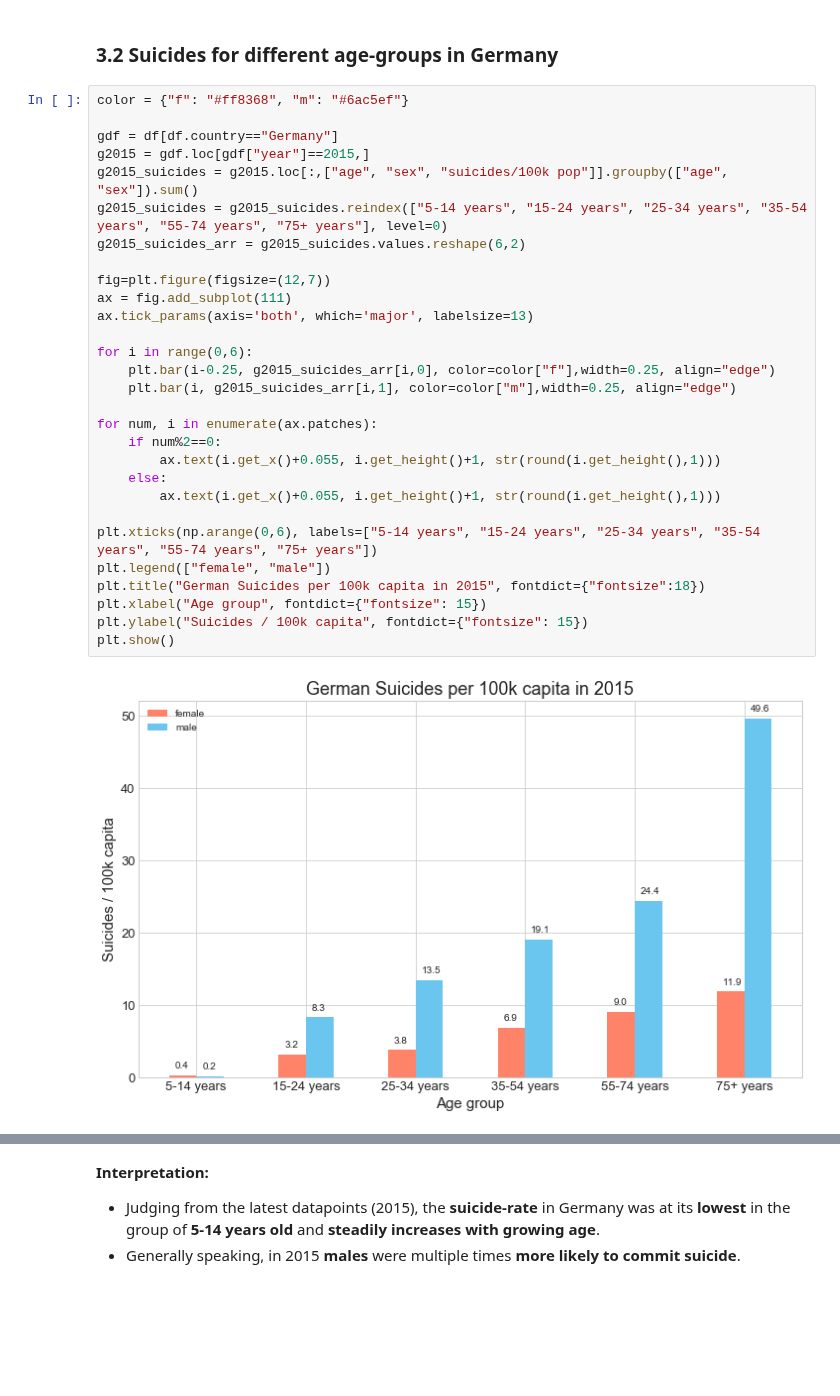
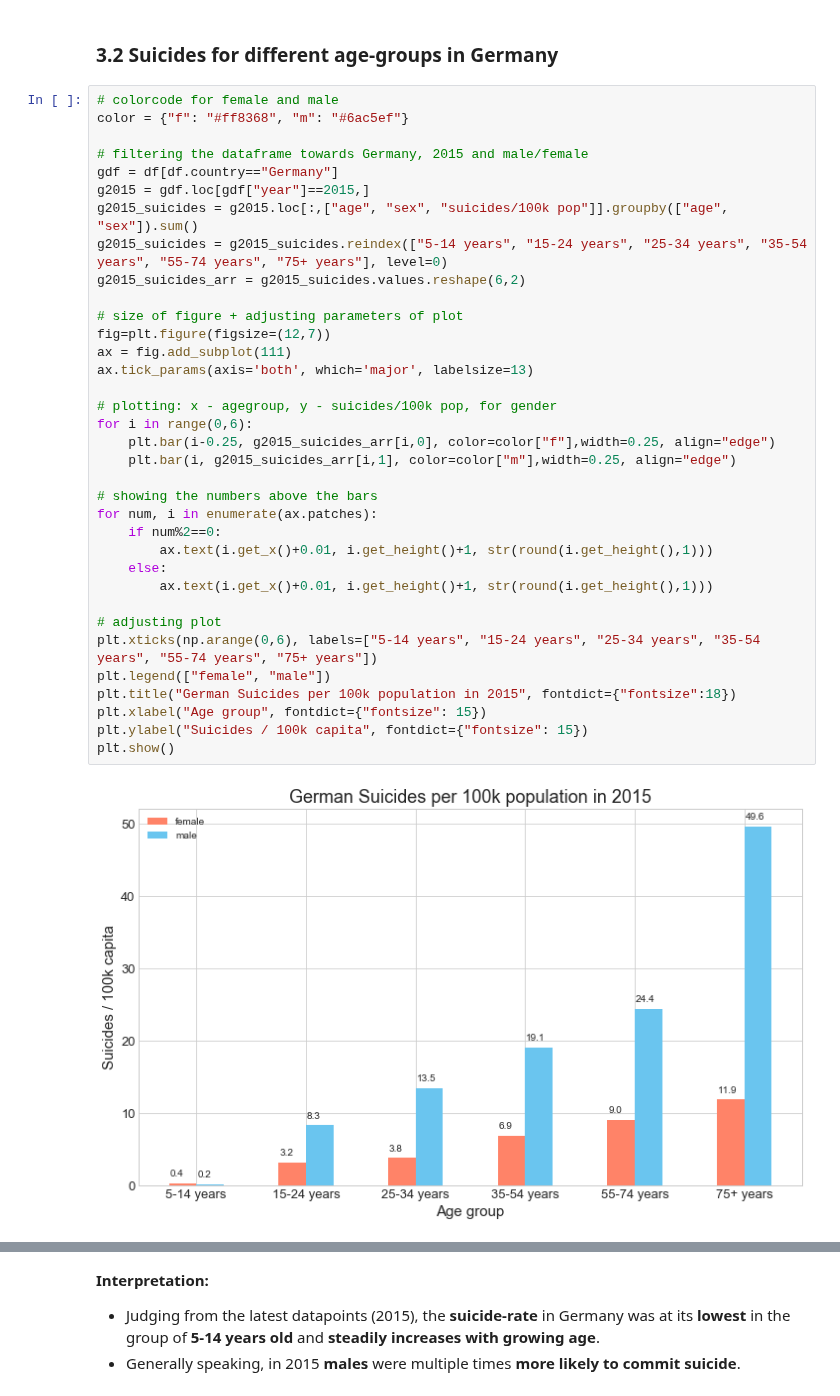
Before and after one commit to Overflowed10/Data-Analysis, a Jupyter notebook: Data Analysis - Suicides.ipynb, the cells around one changed output, grey strips where cells are left out. Cells and saved outputs as stored; diff of their text form; blank space fills up the shorter version.

```diff
--- a/Data Analysis - Suicides.ipynb
+++ b/Data Analysis - Suicides.ipynb
@@ -199,34 +220,40 @@ plt.show()
 # %% [markdown]
 ### 3.2 Suicides for different age-groups in Germany
 # %%
+# colorcode for female and male
 color = {"f": "#ff8368", "m": "#6ac5ef"}
 
+# filtering the dataframe towards Germany, 2015 and male/female
 gdf = df[df.country=="Germany"]
 g2015 = gdf.loc[gdf["year"]==2015,]
 g2015_suicides = g2015.loc[:,["age", "sex", "suicides/100k pop"]].groupby(["age", "sex"]).sum()
 g2015_suicides = g2015_suicides.reindex(["5-14 years", "15-24 years", "25-34 years", "35-54 years", "55-74 years", "75+ years"], level=0)
 g2015_suicides_arr = g2015_suicides.values.reshape(6,2)
 
+# size of figure + adjusting parameters of plot
 fig=plt.figure(figsize=(12,7))
 ax = fig.add_subplot(111)
 ax.tick_params(axis='both', which='major', labelsize=13)
 
+# plotting: x - agegroup, y - suicides/100k pop, for gender
 for i in range(0,6):
     plt.bar(i-0.25, g2015_suicides_arr[i,0], color=color["f"],width=0.25, align="edge")
     plt.bar(i, g2015_suicides_arr[i,1], color=color["m"],width=0.25, align="edge")
 
+# showing the numbers above the bars
 for num, i in enumerate(ax.patches):
     if num%2==0:
-        ax.text(i.get_x()+0.055, i.get_height()+1, str(round(i.get_height(),1)))
+        ax.text(i.get_x()+0.01, i.get_height()+1, str(round(i.get_height(),1)))
     else:
-        ax.text(i.get_x()+0.055, i.get_height()+1, str(round(i.get_height(),1)))
+        ax.text(i.get_x()+0.01, i.get_height()+1, str(round(i.get_height(),1)))
 
+# adjusting plot
 plt.xticks(np.arange(0,6), labels=["5-14 years", "15-24 years", "25-34 years", "35-54 years", "55-74 years", "75+ years"])
 plt.legend(["female", "male"])
-plt.title("German Suicides per 100k capita in 2015", fontdict={"fontsize":18})
+plt.title("German Suicides per 100k population in 2015", fontdict={"fontsize":18})
 plt.xlabel("Age group", fontdict={"fontsize": 15})
 plt.ylabel("Suicides / 100k capita", fontdict={"fontsize": 15})
 plt.show()
 # %% [output]
-[figure, old version]
+[figure, new version]
 # %%
```
Also changed, not shown: parts of 26 cells of this notebook.
